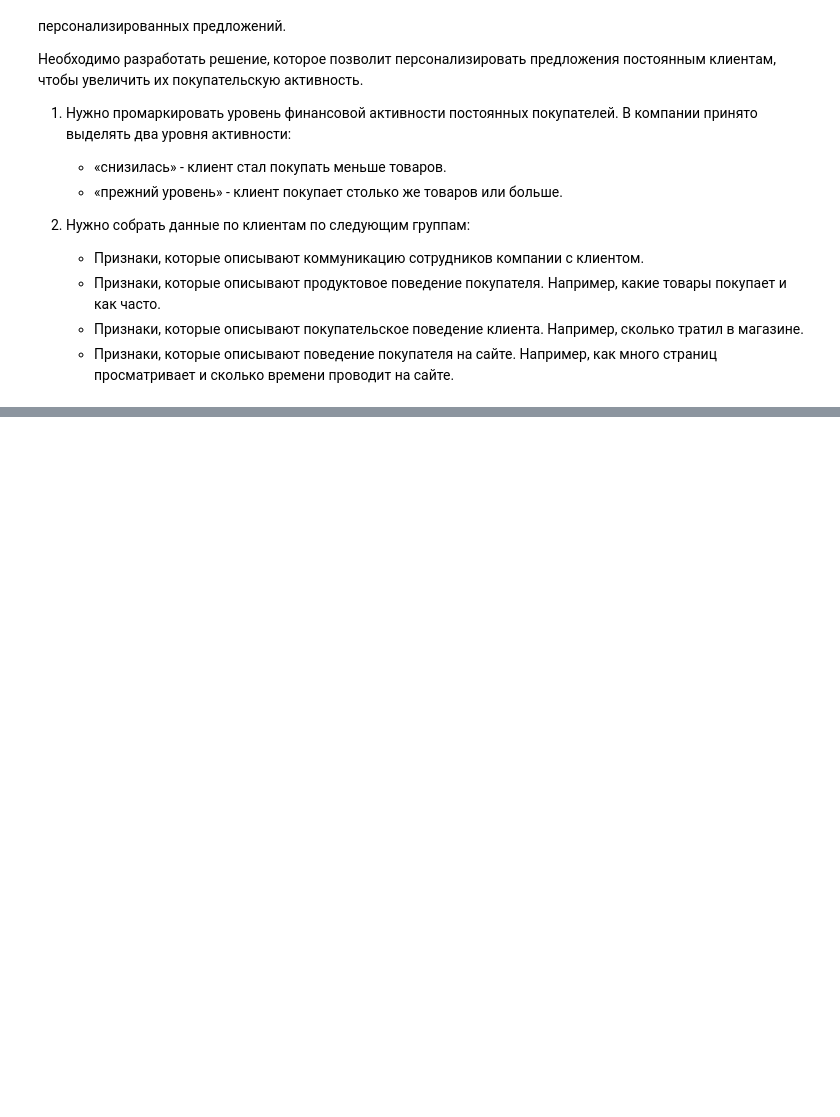
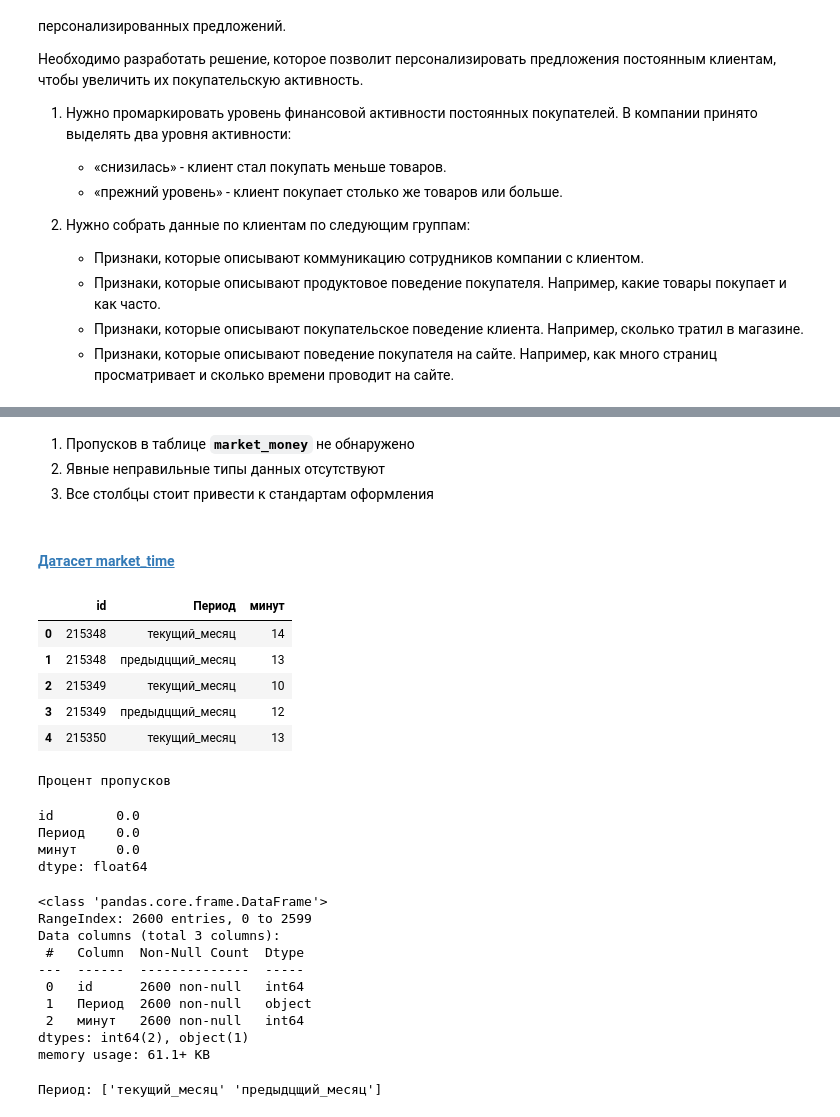
Before and after one commit to serguntsov/supervised_learning_one_click, a Jupyter notebook: market_one_click.ipynb, the cells around one changed output, grey strips where cells are left out. Drawn from its saved outputs; the diff is of its cells as text; code cells hidden in the pictures; blank space fills up the shorter version.

Commit message:
предобработка_данных

```diff
--- a/market_one_click.ipynb
+++ b/market_one_click.ipynb
@@ -118,0 +243,37 @@ from sklearn.metrics import accuracy_score, precision_score,recall_score, confus
+# %% [markdown]
+1. Пропусков в таблице **`market_money`** не обнаружено
+2. Явные неправильные типы данных отсутствуют
+3. Все столбцы стоит привести к стандартам оформления
+# %% [markdown]
+#### [Датасет market_time](#market_time)
+# %%
+try:
+    market_time = parse_dataset('./datasets/market_time.csv')
+except:
+    market_time = parse_dataset('datasets/market_time.csv')
+# %% [output]
+|  | id | Период | минут |
+| 0 | 215348 | текущий_месяц | 14 |
+| 1 | 215348 | предыдцщий_месяц | 13 |
+| 2 | 215349 | текущий_месяц | 10 |
+| 3 | 215349 | предыдцщий_месяц | 12 |
+| 4 | 215350 | текущий_месяц | 13 |
+Процент пропусков
+id        0.0
+Период    0.0
+минут     0.0
+dtype: float64
+<class 'pandas.core.frame.DataFrame'>
+RangeIndex: 2600 entries, 0 to 2599
+Data columns (total 3 columns):
+ #   Column  Non-Null Count  Dtype
+---  ------  --------------  -----
+ 0   id      2600 non-null   int64
+ 1   Период  2600 non-null   object
+ 2   минут   2600 non-null   int64
+dtypes: int64(2), object(1)
+memory usage: 61.1+ KB
+# %%
+unique_category(market_time)
+# %% [output]
+Период: ['текущий_месяц' 'предыдцщий_месяц']
```
Also changed, not shown: parts of 42 cells of this notebook.
